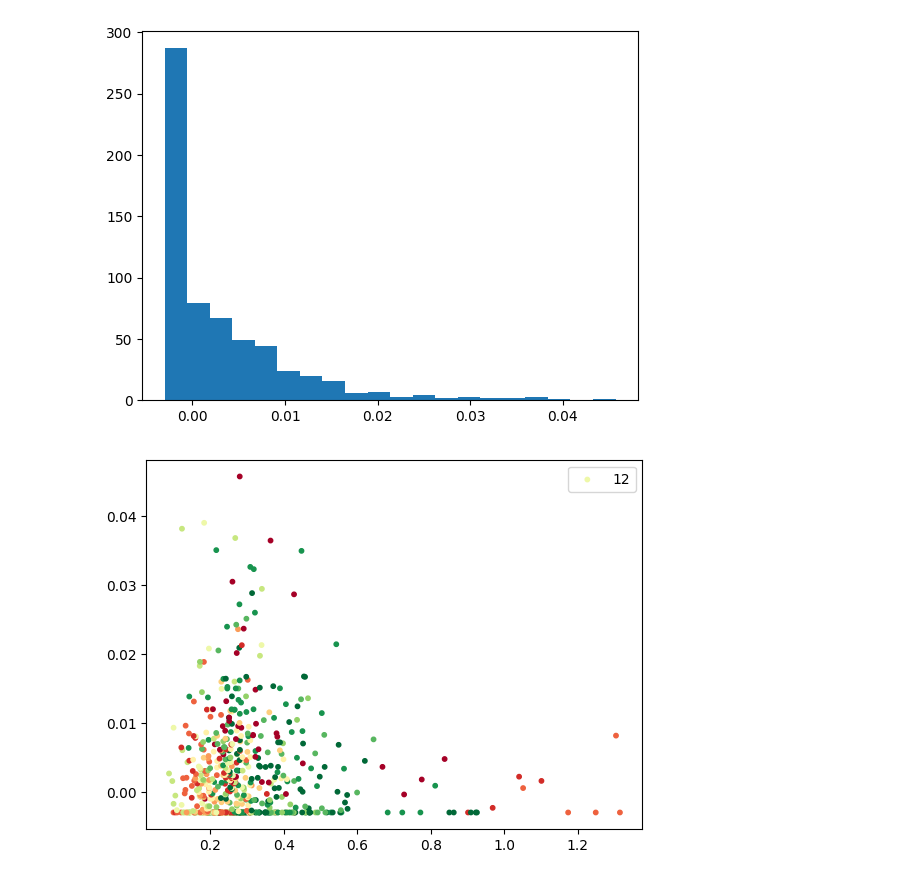
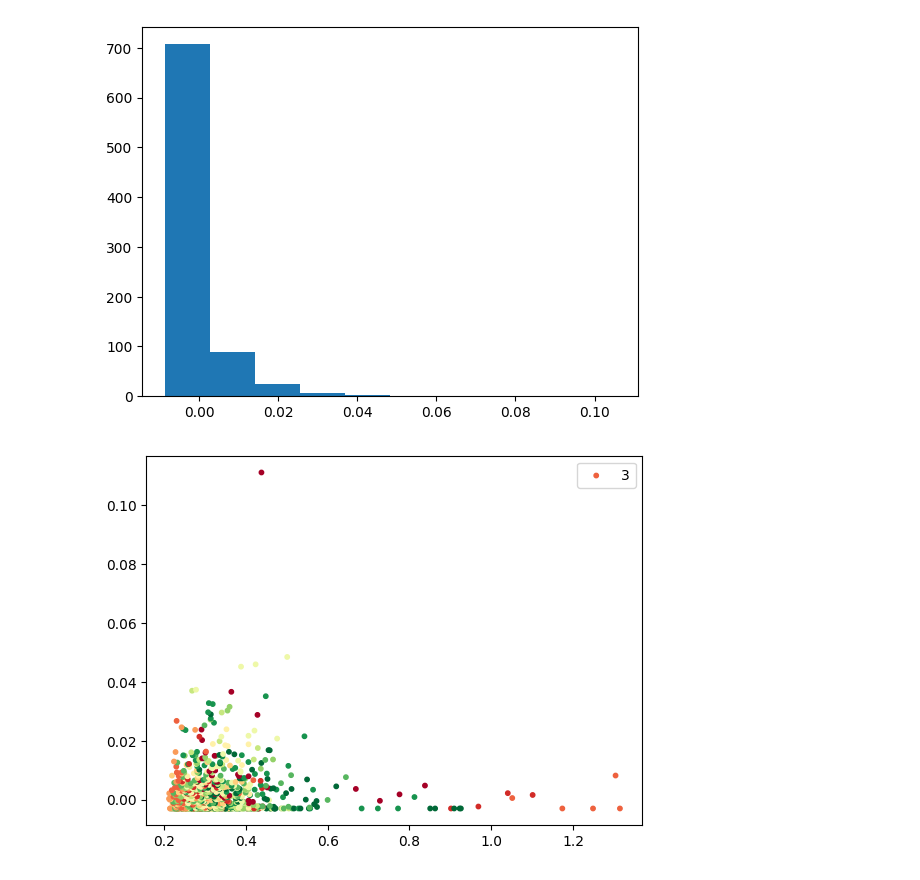
Before and after one commit to chung-ejy/sapling, a Jupyter notebook: final.ipynb, the cells around one changed output. Saved outputs shown, nothing was run; the diff lists cells and outputs as text; code cells hidden in the pictures.

```diff
--- a/final.ipynb
+++ b/final.ipynb
@@ -29,27 +28,13 @@ for ticker in tqdm(tickers,desc="model_prep"):
     try:
         ticker_prices = processor.column_date_processing(market.query("prices",{"ticker":ticker}))[["date","week","month","weekday","ticker","adjclose"]]
         ticker_prices.sort_values("date",inplace=True)
-        ticker_prices["historical_return"] = (ticker_prices["adjclose"] - ticker_prices["adjclose"].shift(5)) / ticker_prices["adjclose"].shift(5)
-        ticker_prices["skew"] = ticker_prices["historical_return"].rolling(100).skew()
-        ticker_prices["kurtosis"] = ticker_prices["historical_return"].rolling(100).kurt()
-        ticker_prices["skurtosis"] = ticker_prices["skew"] * ticker_prices["kurtosis"]
-        ticker_prices["average_return"] = ticker_prices["historical_return"].rolling(100).mean()
         ticker_prices["coefficient_of_variance"] = ticker_prices["adjclose"].rolling(100).std() / ticker_prices["adjclose"].rolling(100).mean()
-        ticker_prices["price_to_rolling"] = ticker_prices["adjclose"] / ticker_prices["adjclose"].rolling(100).mean()
-        ticker_prices["price_to_bollinger"] = ticker_prices["adjclose"] / (ticker_prices["adjclose"].rolling(100).mean() + 2 * ticker_prices["adjclose"].rolling(100).std())
-        ticker_prices["random"] = [random.randint(0,1009) for x in ticker_prices.iterrows()]
         ticker_prices["buy_price"] = ticker_prices["adjclose"].shift(-1)
         ticker_prices["buy_date"] = ticker_prices["date"].shift(-1)
         ticker_prices["sell_price"] = ticker_prices["adjclose"].shift(-holding_period)
         ticker_prices["sell_date"] = ticker_prices["date"] + timedelta(days=holding_period/5*7)
-        ticker_prices["y"] = (ticker_prices["sell_price"] - ticker_prices["buy_price"]) / ticker_prices ["buy_price"]
-        training_data = ticker_prices.iloc[100:200].dropna()
-        simulation = ticker_prices.iloc[200:]
-        model = XGBRegressor()
-        model.fit(training_data[factors],training_data["y"])
-        simulation["expected_return"] = model.predict(simulation[factors])
-        if simulation.index.size > 0:
-            prices.append(simulation)
+        ticker_prices["return"] = (ticker_prices["sell_price"] - ticker_prices["buy_price"]) / ticker_prices ["buy_price"]
+        prices.append(ticker_prices.iloc[100:])
     except Exception as e:
         print(ticker,str(e))
         continue
@@ -58,8 +43,9 @@ sim = pd.concat(prices).reset_index(drop=True)
 # %%
 positions = 10
 hedge_percentage = 0.03
-sim["return"] = sim["y"] * (1/positions) * 0.995
-sim["return"] = [max(float(-hedge_percentage/positions),x) for x in sim["return"]]
+sim["weight"] = (1/positions)
+sim["return"] = sim["return"] * sim["weight"]
+sim["hedged_return"] = [max(float(-hedge_percentage/positions),x) for x in sim["return"]]
 sim["month"] = [x.month for x in sim["date"]]
 sim.sort_values("date",inplace=True)
 trades = sim[sim["weekday"]==4].copy()
@@ -128,37 +69,34 @@ plt.show()
 # %%
-valuation_method = "price_to_bollinger"
-ascending = True
+valuation_method = "coefficient_of_variance"
+ascending = False
 # %%
 try:
-    iteration_trades = trades.copy().sort_values(valuation_method,ascending=ascending).groupby(["date"]).nth([i for i in range(positions)]).reset_index()
-    portfolio = iteration_trades[["date","return"]].groupby("date").sum().reset_index()
+    iteration_trades = trades.copy().sort_values(valuation_method,ascending=ascending).groupby(["date"]).nth([i for i in range(positions)])
+    portfolio = iteration_trades[["date","hedged_return"]].groupby("date").sum().reset_index()
     portfolio.sort_values("date",inplace=True)
     portfolio = portfolio[(portfolio["date"]>portfolio["date"].min()) & (portfolio["date"]<portfolio["date"].max())]
     portfolio = portfolio.merge(benchmark,on="date")
     portfolio["benchmark_cumulative_return"] = (portfolio["adjclose"] - portfolio["adjclose"].iloc[0]) / portfolio["adjclose"].iloc[0] + 1
-    portfolio["return"] = portfolio["return"] + 1
-    portfolio["rolling_return"] = portfolio["return"].rolling(10).mean()
-    portfolio["skew"] = portfolio["return"].rolling(10).skew()
-    portfolio["kurtosis"] = portfolio["return"].rolling(10).kurt()
-    portfolio["cumulative_return"] = portfolio["return"].cumprod()
+    portfolio["hedged_return"] = portfolio["hedged_return"] + 1
+    portfolio["cumulative_return"] = portfolio["hedged_return"].cumprod()
     portfolio["mid"] = portfolio["cumulative_return"].rolling(10).mean()
     portfolio["upper"] = portfolio["cumulative_return"].rolling(10).mean() +  2 * portfolio["cumulative_return"].rolling(10).std()
     portfolio["lower"] = portfolio["cumulative_return"].rolling(10).mean() -  2 * portfolio["cumulative_return"].rolling(10).std()
     recommendations = iteration_trades[["date","sell_date","ticker","adjclose",valuation_method]].sort_values(["date"]).tail(positions)
-    plt.hist(iteration_trades["return"],bins=20,histtype="barstacked")
+    plt.hist(iteration_trades["hedged_return"],bins=10,align="left")
     plt.show()
-    scatter = iteration_trades.sort_values("return")
-    plt.scatter(scatter["coefficient_of_variance"].values,scatter["return"].values,c=scatter["month"],cmap="RdYlGn",s=10)
+    scatter = iteration_trades.sort_values("hedged_return")
+    plt.scatter(scatter["coefficient_of_variance"].values,scatter["hedged_return"].values,c=scatter["month"],cmap="RdYlGn",s=10)
     plt.legend(list(iteration_trades["month"].unique()))
     plt.show()
     plt.plot(portfolio["date"].values,portfolio["cumulative_return"].values)
     plt.plot(portfolio["date"].values,portfolio["benchmark_cumulative_return"].values)
     plt.plot(portfolio["date"].values,portfolio["upper"].values)
     plt.plot(portfolio["date"].values,portfolio["lower"].values)
     plt.plot(portfolio["date"].values,portfolio["mid"].values)
     plt.show()
 except Exception as e:
     print(str(e))
 # %% [output]
-[figure, old version]
+[figure, new version]
-[figure, old version]
+[figure, new version]
```
Also changed, not shown: parts of 8 cells of this notebook, 17 other files.
